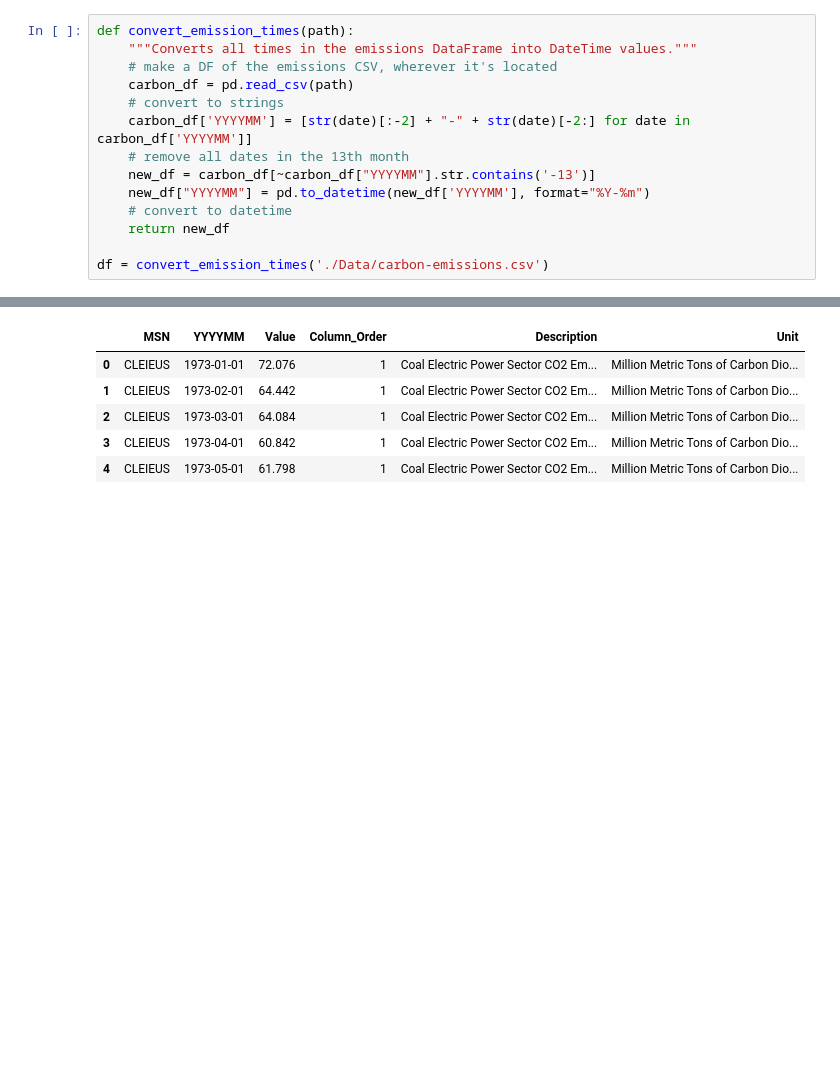
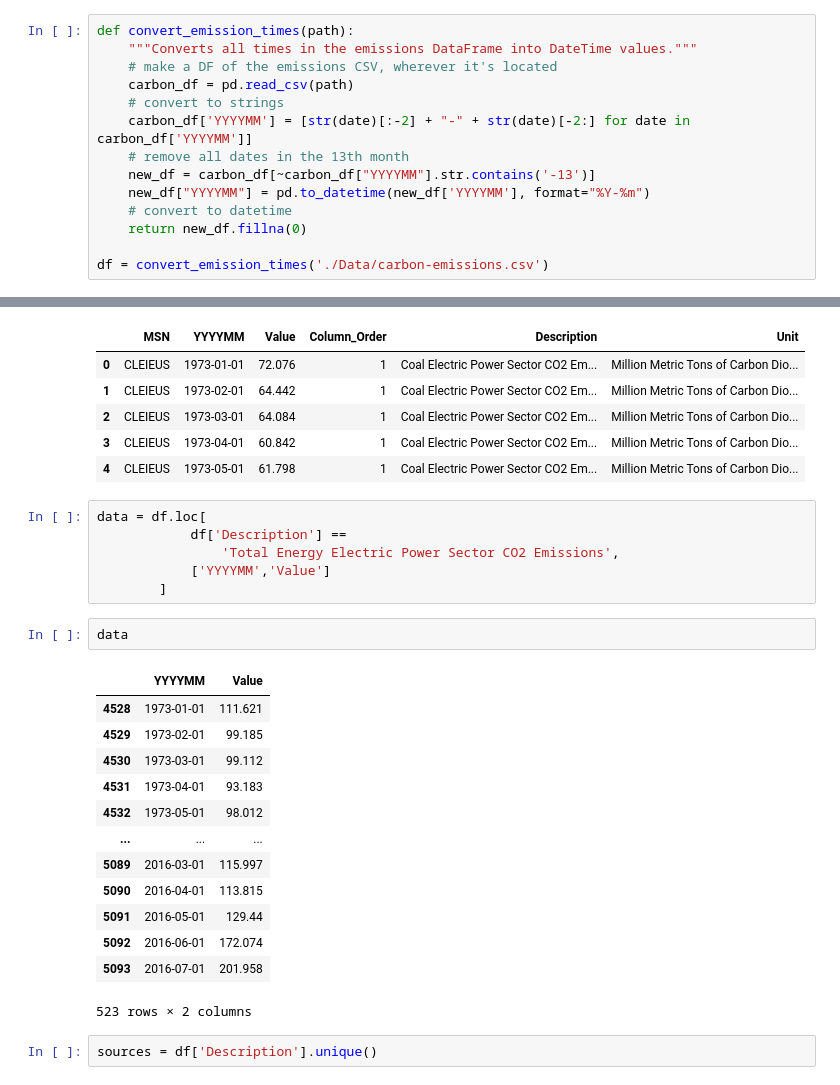
Before and after one commit to UPstartDeveloper/climate-change-analysis, a Jupyter notebook: analysis.ipynb, the cells around one changed output, grey strips where cells are left out. Cells and saved outputs as stored; diff of their text form; blank space fills up the shorter version.

```diff
--- a/analysis.ipynb
+++ b/analysis.ipynb
@@ -599,7 +599,7 @@ def convert_emission_times(path):
     new_df = carbon_df[~carbon_df["YYYYMM"].str.contains('-13')]
     new_df["YYYYMM"] = pd.to_datetime(new_df['YYYYMM'], format="%Y-%m")
     # convert to datetime
-    return new_df
+    return new_df.fillna(0)
 
 df = convert_emission_times('./Data/carbon-emissions.csv')
 # %% [output]
@@ -617,3 +617,27 @@ df.head()
 | 2 | CLEIEUS | 1973-03-01 | 64.084 | 1 | Coal Electric Power Sector CO2 Em... | Million Metric Tons of Carbon Dio... |
 | 3 | CLEIEUS | 1973-04-01 | 60.842 | 1 | Coal Electric Power Sector CO2 Em... | Million Metric Tons of Carbon Dio... |
 | 4 | CLEIEUS | 1973-05-01 | 61.798 | 1 | Coal Electric Power Sector CO2 Em... | Million Metric Tons of Carbon Dio... |
+# %%
+data = df.loc[
+            df['Description'] ==
+                'Total Energy Electric Power Sector CO2 Emissions',
+            ['YYYYMM','Value']
+        ]
+# %%
+data
+# %% [output]
+|  | YYYYMM | Value |
+| 4528 | 1973-01-01 | 111.621 |
+| 4529 | 1973-02-01 | 99.185 |
+| 4530 | 1973-03-01 | 99.112 |
+| 4531 | 1973-04-01 | 93.183 |
+| 4532 | 1973-05-01 | 98.012 |
+| ... | ... | ... |
+| 5089 | 2016-03-01 | 115.997 |
+| 5090 | 2016-04-01 | 113.815 |
+| 5091 | 2016-05-01 | 129.44 |
+| 5092 | 2016-06-01 | 172.074 |
+| 5093 | 2016-07-01 | 201.958 |
+523 rows × 2 columns
+# %%
+sources = df['Description'].unique()
```
Also changed, not shown: parts of 2 cells of this notebook, 4 other files.
